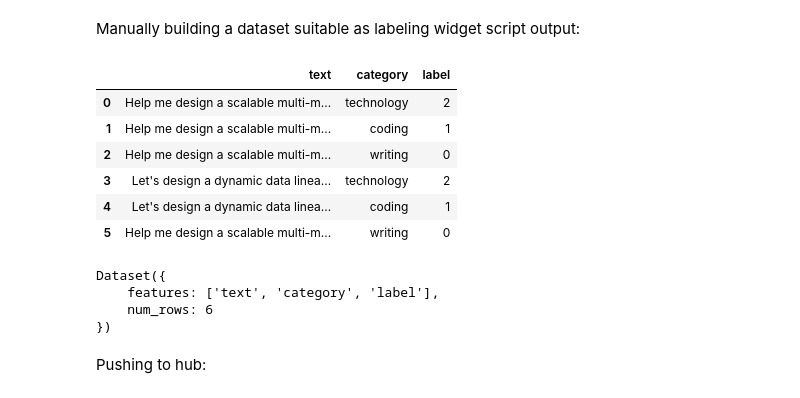
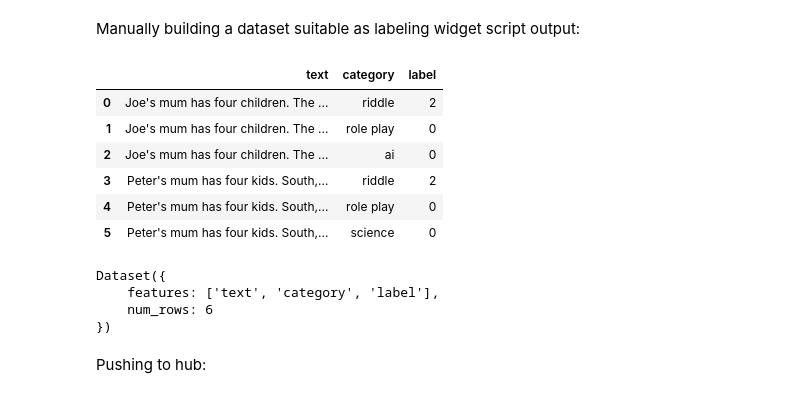
Before and after one commit to reddgr/zero-shot-text-classification, a Jupyter notebook: 01-nli-labeling-notebook.ipynb, the cells around one changed output. Saved outputs shown, nothing was run; the diff lists cells and outputs as text; code cells hidden in the pictures.

Commit message:
labeling riddles

```diff
--- a/01-nli-labeling-notebook.ipynb
+++ b/01-nli-labeling-notebook.ipynb
@@ -478,42 +478,46 @@ Manually building a dataset suitable as labeling widget script output:
 # %%
 # Create a list of dictionaries with text, category, and label data.
 label_map = {0: "contradiction", 1: "neutral", 2: "entailment"}
 text1 = "Help me design a scalable multi-model data integration platform for database developers."
 text2 = "Let's design a dynamic data lineage visualization system for SQL developers."
+text3 ="""Joe's mum has four children. The first is called April, the second is called May, and the third is called June.
+          What is the name of the fourth child?"""
+text4 ="""Peter's mum has four kids. South, East, and West are some of the names. What is the name of the other kid?
+"""
 dict_examples = [
-    {'text': text1, 'category':'technology' , 'label': 2},
-    {'text': text1, 'category':'coding' , 'label': 1},
-    {'text': text1, 'category':'writing' , 'label': 0},
-    {'text': text2, 'category':'technology' , 'label': 2},
-    {'text': text2, 'category':'coding' , 'label': 1},
-    {'text': text1, 'category':'writing' , 'label': 0}
+    {'text': text3, 'category':'riddle' , 'label': 2},
+    {'text': text3, 'category':'role play' , 'label': 0},
+    {'text': text3, 'category':'ai' , 'label': 0},
+    {'text': text4, 'category':'riddle' , 'label': 2},
+    {'text': text4, 'category':'role play' , 'label': 0},
+    {'text': text4, 'category':'science' , 'label': 0},
 ]
 
 # Create a dataframe from the list of dictionaries
 df_examples = pd.DataFrame(dict_examples)
 display(df_examples)
 new_dataset_records = Dataset.from_pandas(df_examples)
 
 def cast_label_to_classlabel(dataset, label_map):
     class_label = ClassLabel(names=[label_map[i] for i in sorted(label_map.keys())])
     # Map the 'label' feature to the new ClassLabel feature
     def map_labels(example):
         example['label'] = class_label.str2int(label_map[example['label']])
         return example
     dataset = dataset.map(map_labels)
     dataset = dataset.cast_column("label", class_label)
     return dataset
 
 new_dataset_records = cast_label_to_classlabel(new_dataset_records, label_map)
 print(new_dataset_records)
 # %% [output]
 |  | text | category | label |
-| 0 | Help me design a scalable multi-m... | technology | 2 |
-| 1 | Help me design a scalable multi-m... | coding | 1 |
-| 2 | Help me design a scalable multi-m... | writing | 0 |
-| 3 | Let's design a dynamic data linea... | technology | 2 |
-| 4 | Let's design a dynamic data linea... | coding | 1 |
-| 5 | Help me design a scalable multi-m... | writing | 0 |
+| 0 | Joe's mum has four children. The ... | riddle | 2 |
+| 1 | Joe's mum has four children. The ... | role play | 0 |
+| 2 | Joe's mum has four children. The ... | ai | 0 |
+| 3 | Peter's mum has four kids. South,... | riddle | 2 |
+| 4 | Peter's mum has four kids. South,... | role play | 0 |
+| 5 | Peter's mum has four kids. South,... | science | 0 |
 Dataset({
     features: ['text', 'category', 'label'],
     num_rows: 6
```
Also changed, not shown: parts of 2 cells of this notebook.
